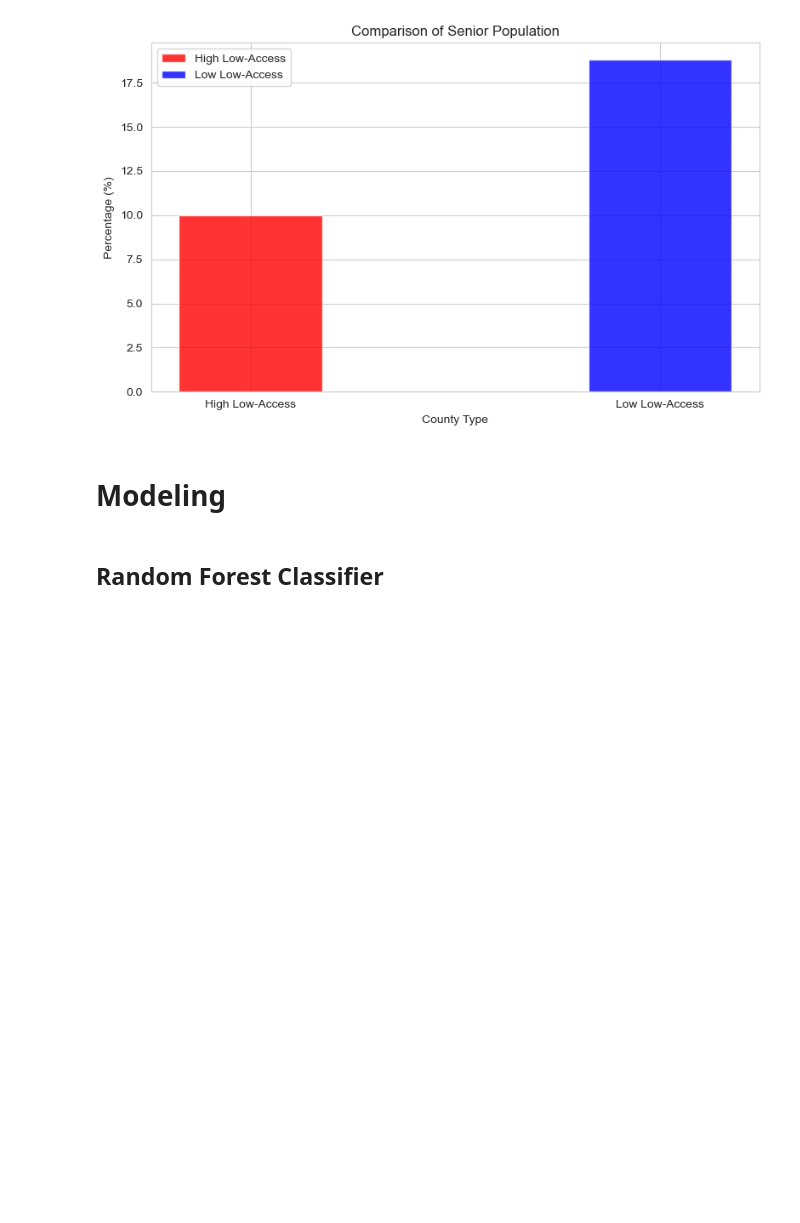
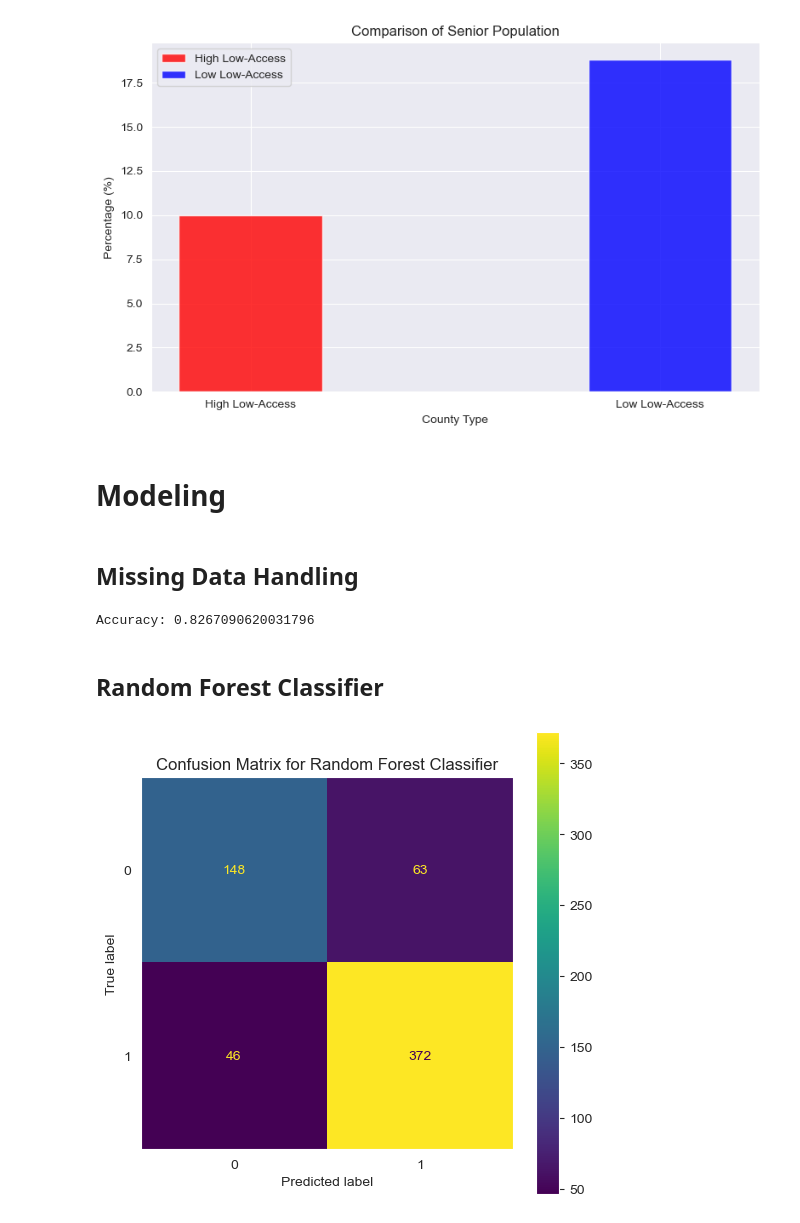
Before and after one commit to KyeraFrancis/Food_Desert_GeoAI, a Jupyter notebook: notebooks/EDA.ipynb, the cells around one changed output. Cells and saved outputs as stored; diff of their text form; code cells hidden in the pictures; blank space fills up the shorter version.

```diff
--- a/notebooks/EDA.ipynb
+++ b/notebooks/EDA.ipynb
@@ -112,7 +118,7 @@ Relationship between Poverty Rates and Low-Access Indicators across Counties
 Low-Income, Low-Access tracts by State
 # %%
 # Set the style of the plots
-sns.set_style("whitegrid")
+sns.set_style("darkgrid")
 
 # Visualization 1: Distribution of Median Family Income across Counties
 plt.figure(figsize=(12, 6))
@@ -324,5 +330,60 @@ plot_feature_comparison('PctSeniors', 'Comparison of Senior Population', 'Percen
 [figure]
 # %% [markdown]
 # Modeling
+# %% [markdown]
+## Missing Data Handling
+# %%
+# Define the target variable and features
+county_aggregation['is_food_desert'] = ((county_aggregation['LowIncomeTracts'] > 0) & (county_aggregation['LILATracts_1And10'] > 0)).astype(int)
+
+X = county_aggregation.drop(['State', 'County', 'is_food_desert', 'LowIncomeTracts', 'LILATracts_1And10', 'LALOWI1_10'], axis=1)
+y = county_aggregation['is_food_desert']
+
+# Split the data
+X_train, X_test, y_train, y_test = train_test_split(X, y, test_size=0.2, random_state=42)
+
+# Define preprocessing for numeric and categorical data
+numeric_features = X.select_dtypes(include=['int64', 'float64']).columns
+categorical_features = X.select_dtypes(include=['object']).columns
+
+numeric_transformer = Pipeline(steps=[
+    ('imputer', SimpleImputer(strategy='median')),
+    ('scaler', StandardScaler())
+])
+
+categorical_transformer = Pipeline(steps=[
+    ('imputer', SimpleImputer(strategy='constant', fill_value='missing')),
+    ('onehot', OneHotEncoder(handle_unknown='ignore'))
+])
+
+preprocessor = ColumnTransformer(
+    transformers=[
+        ('num', numeric_transformer, numeric_features),
+        ('cat', categorical_transformer, categorical_features)
+    ])
+
+# Define the model pipeline
+model = Pipeline(steps=[
+    ('preprocessor', preprocessor),
+    ('classifier', RandomForestClassifier(random_state=42))
+])
+
+# Fit the model
+model.fit(X_train, y_train)
+
+# Predict and evaluate
+y_pred = model.predict(X_test)
+print("Accuracy:", accuracy_score(y_test, y_pred))
+# %% [output]
+Accuracy: 0.8267090620031796
 # %% [markdown]
 ## Random Forest Classifier
+# %%
+cm = confusion_matrix(y_test, y_pred)
+disp = ConfusionMatrixDisplay(confusion_matrix=cm)
+fig, ax = plt.subplots(figsize=(6, 6))
+disp.plot(ax=ax)
+plt.title('Confusion Matrix for Random Forest Classifier')
+ax.grid(False)
+# %% [output]
+[figure, added]
```
Also changed, not shown: parts of 16 cells of this notebook.
